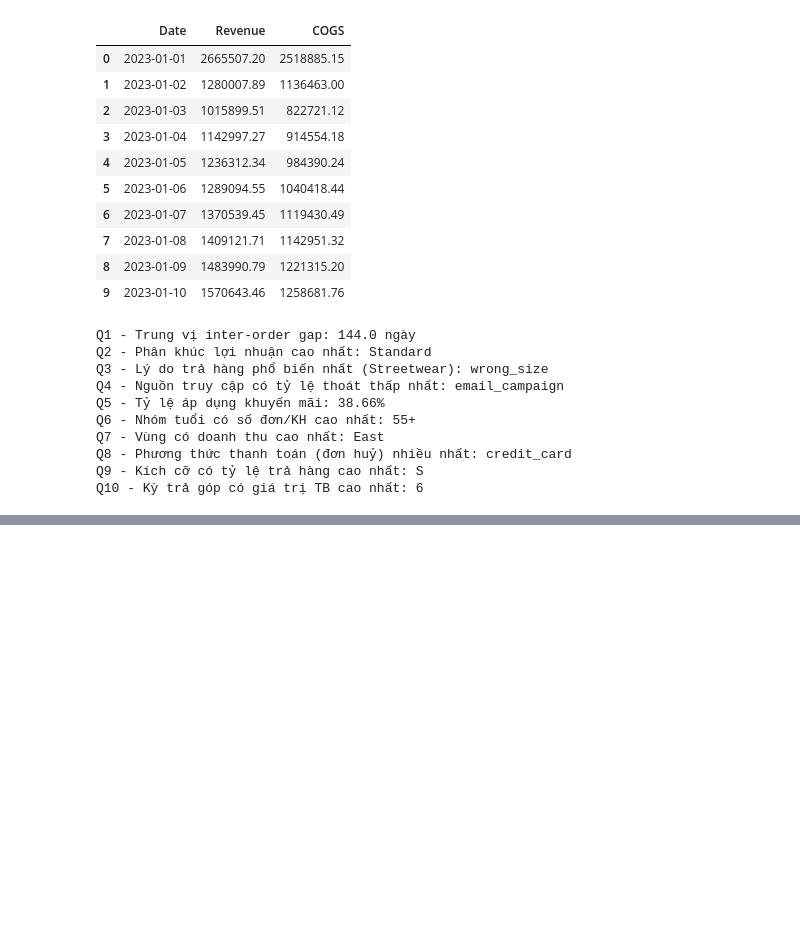
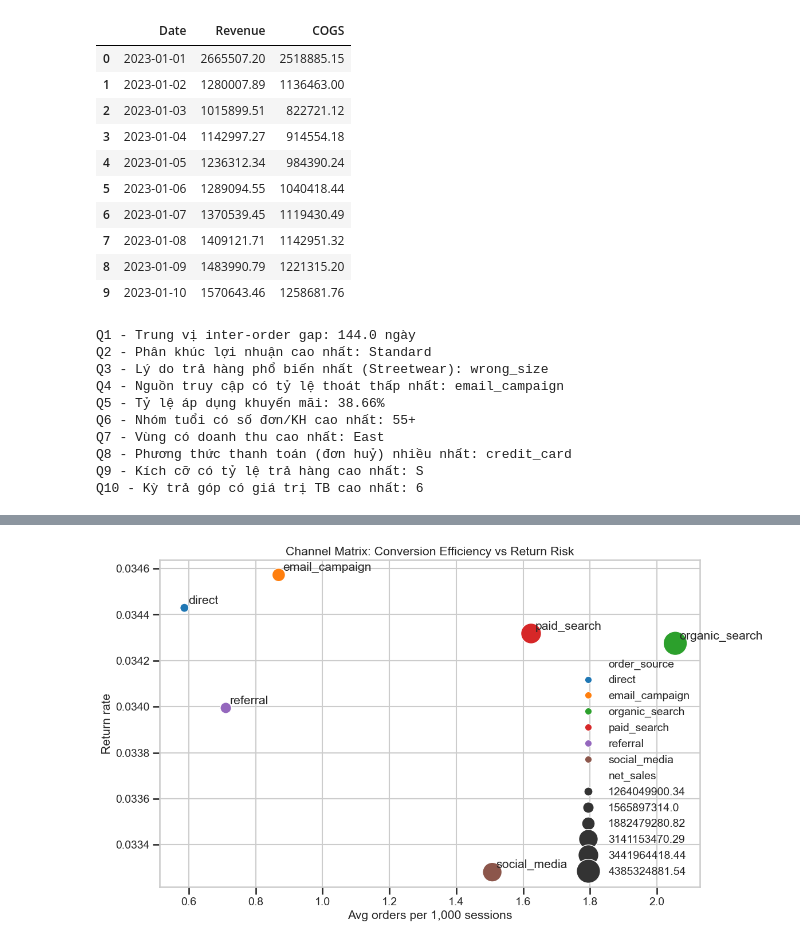
Before and after one commit to Laxury-H/Mouis_Datathon-2026, a Jupyter notebook: Data/baseline.ipynb, the cells around one changed output, grey strips where cells are left out. Cells and saved outputs as stored; diff of their text form; code cells hidden in the pictures; blank space fills up the shorter version.

```diff
--- a/Data/baseline.ipynb
+++ b/Data/baseline.ipynb
@@ -333,0 +633,59 @@ Q10 - Kỳ trả góp có giá trị TB cao nhất: 6
+# %%
+# 8.4 Channel quality matrix (traffic quality vs return risk)
+orders_daily = (
+    orders.assign(date=orders['order_date'].dt.normalize())
+    .groupby(['date', 'order_source'], as_index=False)
+    .agg(orders=('order_id', 'count'))
+)
+
+web_daily = (
+    web_traffic.assign(date=web_traffic['date'].dt.normalize())
+    .groupby(['date', 'traffic_source'], as_index=False)
+    .agg(sessions=('sessions', 'sum'), bounce_rate=('bounce_rate', 'mean'))
+)
+
+channel_daily = orders_daily.merge(
+    web_daily,
+    left_on=['date', 'order_source'],
+    right_on=['date', 'traffic_source'],
+    how='inner'
+ )
+channel_daily['orders_per_1k_sessions'] = 1000 * channel_daily['orders'] / channel_daily['sessions']
+
+returns_by_source = (
+    returns.merge(orders[['order_id', 'order_source']], on='order_id', how='left')
+    .groupby('order_source', as_index=False)['return_quantity'].sum()
+)
+sold_by_source = line_items.groupby('order_source', as_index=False)['quantity'].sum()
+revenue_by_source = line_items.groupby('order_source', as_index=False)['net_sales'].sum()
+
+channel_summary = channel_daily.groupby('order_source', as_index=False).agg(
+    avg_orders_per_1k_sessions=('orders_per_1k_sessions', 'mean'),
+    avg_bounce_rate=('bounce_rate', 'mean')
+)
+channel_summary = channel_summary.merge(returns_by_source, on='order_source', how='left')
+channel_summary = channel_summary.merge(sold_by_source, on='order_source', how='left')
+channel_summary = channel_summary.merge(revenue_by_source, on='order_source', how='left')
+channel_summary['return_rate'] = channel_summary['return_quantity'] / channel_summary['quantity']
+
+fig, ax = plt.subplots(figsize=(12, 7))
+sns.scatterplot(
+    data=channel_summary,
+    x='avg_orders_per_1k_sessions',
+    y='return_rate',
+    size='net_sales',
+    sizes=(120, 900),
+    hue='order_source',
+    ax=ax
+ )
+for _, row in channel_summary.iterrows():
+    ax.annotate(row['order_source'], (row['avg_orders_per_1k_sessions'], row['return_rate']), xytext=(5, 5), textcoords='offset points')
+ax.set_title('Channel Matrix: Conversion Efficiency vs Return Risk')
+ax.set_xlabel('Avg orders per 1,000 sessions')
+ax.set_ylabel('Return rate')
+plt.tight_layout()
+plt.show()
+
+channel_summary.sort_values('avg_orders_per_1k_sessions', ascending=False)
+# %% [output]
+[figure, added]
```
Also changed, not shown: parts of 13 cells of this notebook, 8 other files.
